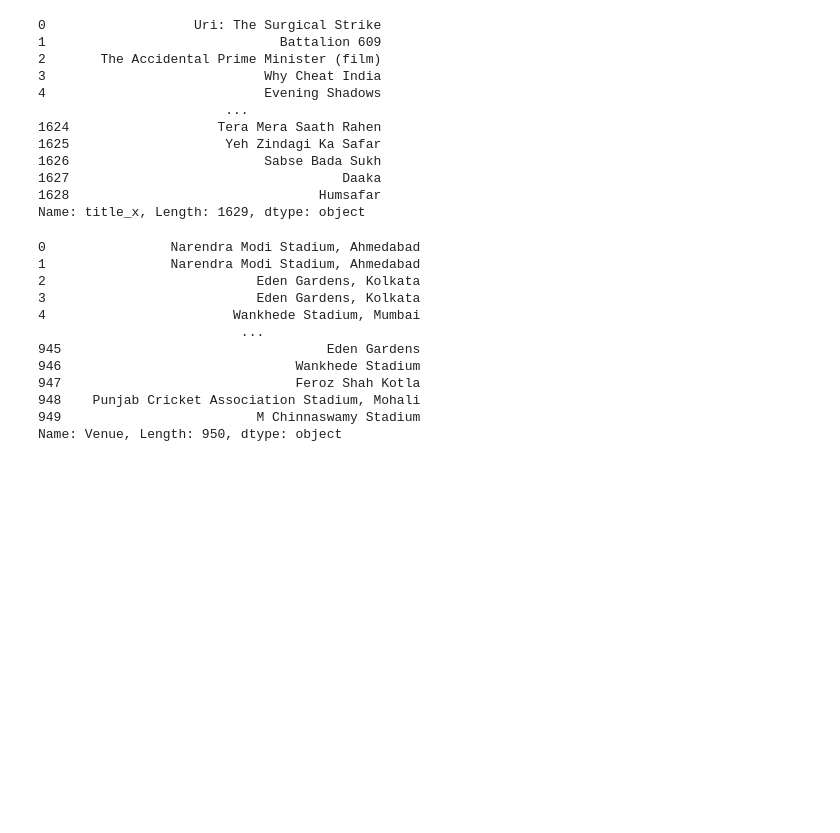
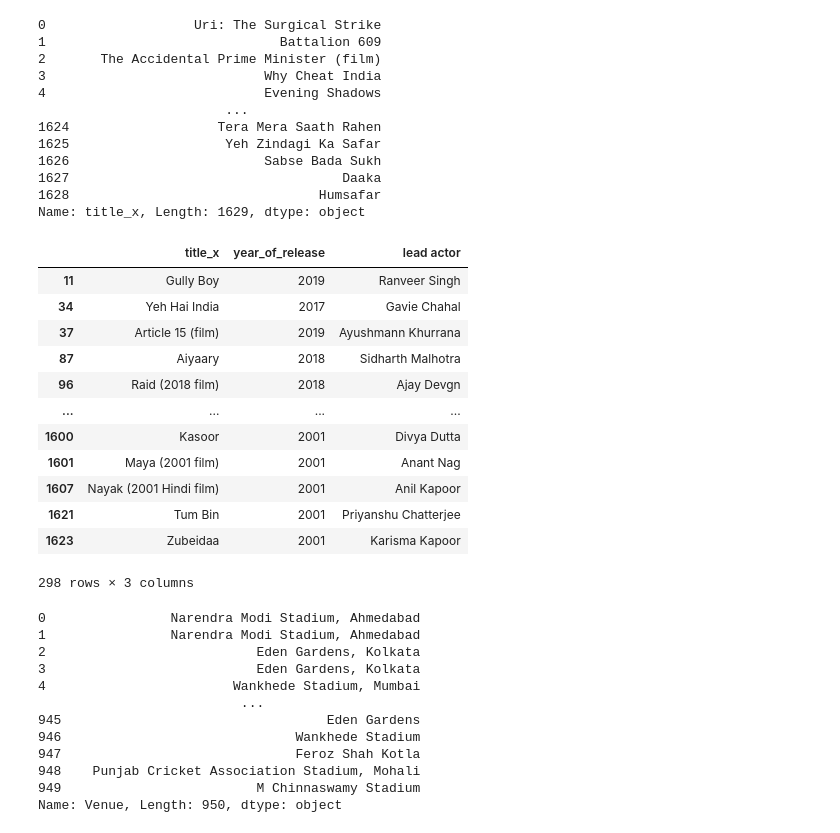
Before and after one commit to iamsouvik007/Pandas, a Jupyter notebook: 2/2_pandas_dataframes.ipynb, the cells around one changed output. Drawn from its saved outputs; the diff is of its cells as text; code cells hidden in the pictures; blank space fills up the shorter version.

```diff
--- a/2/2_pandas_dataframes.ipynb
+++ b/2/2_pandas_dataframes.ipynb
@@ -366,6 +378,22 @@ movies['title_x']
 1627                                   Daaka
 1628                                Humsafar
 Name: title_x, Length: 1629, dtype: object
+# %%
+movies[['title_x', 'year_of_release', 'lead actor']]
+# %% [output]
+|  | title_x | year_of_release | lead actor |
+| 11 | Gully Boy | 2019 | Ranveer Singh |
+| 34 | Yeh Hai India | 2017 | Gavie Chahal |
+| 37 | Article 15 (film) | 2019 | Ayushmann Khurrana |
+| 87 | Aiyaary | 2018 | Sidharth Malhotra |
+| 96 | Raid (2018 film) | 2018 | Ajay Devgn |
+| ... | ... | ... | ... |
+| 1600 | Kasoor | 2001 | Divya Dutta |
+| 1601 | Maya (2001 film) | 2001 | Anant Nag |
+| 1607 | Nayak (2001 Hindi film) | 2001 | Anil Kapoor |
+| 1621 | Tum Bin | 2001 | Priyanshu Chatterjee |
+| 1623 | Zubeidaa | 2001 | Karisma Kapoor |
+298 rows × 3 columns
 # %%
 # Single column selection - extracting venue information
 ipl['Venue']
```
Also changed, not shown: parts of 19 cells of this notebook, 1 other file.
